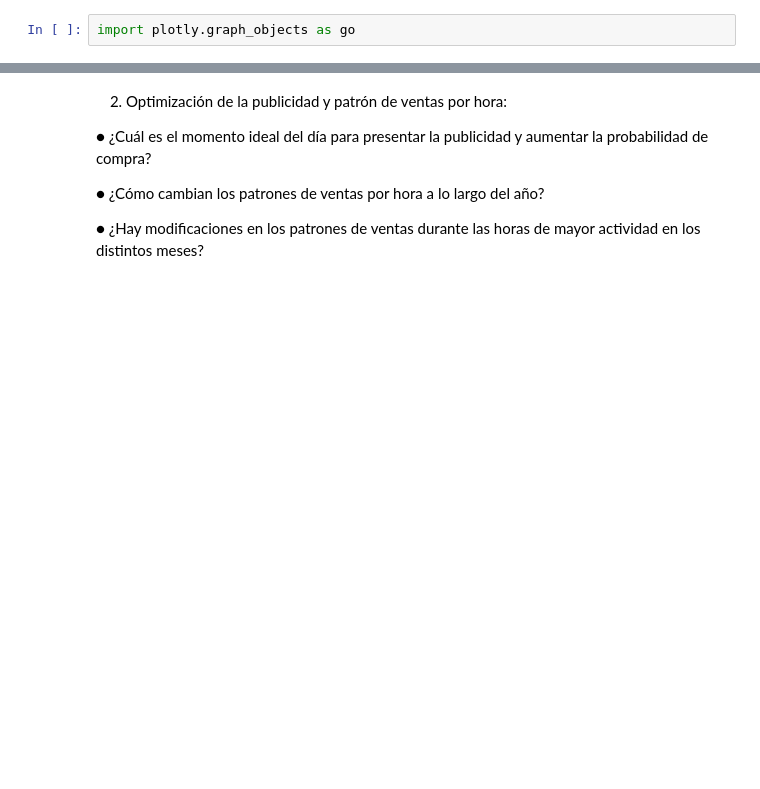
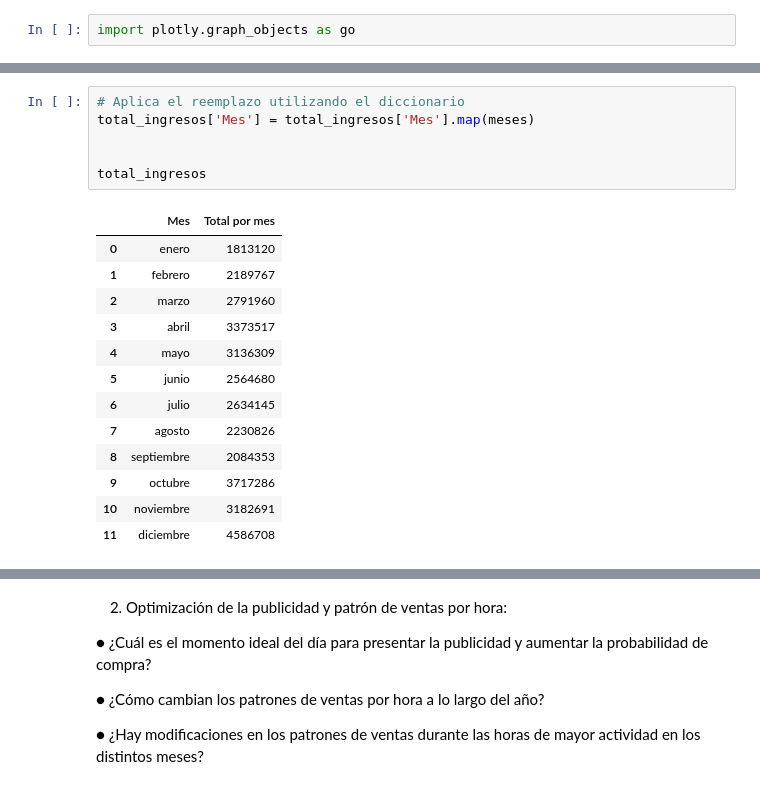
Before and after one commit to GhostMc10/E-DE-A-DE-M_Y_BIG-DATA, a Jupyter notebook: NuevoBig_6.ipynb, the cells around one changed output, grey strips where cells are left out. Drawn from its saved outputs; the diff is of its cells as text; blank space fills up the shorter version.

```diff
--- a/NuevoBig_6.ipynb
+++ b/NuevoBig_6.ipynb
@@ -254,0 +290,20 @@ fig.show()
+# %%
+# Aplica el reemplazo utilizando el diccionario
+total_ingresos['Mes'] = total_ingresos['Mes'].map(meses)
+
+
+total_ingresos
+# %% [output]
+|  | Mes | Total por mes |
+| 0 | enero | 1813120 |
+| 1 | febrero | 2189767 |
+| 2 | marzo | 2791960 |
+| 3 | abril | 3373517 |
+| 4 | mayo | 3136309 |
+| 5 | junio | 2564680 |
+| 6 | julio | 2634145 |
+| 7 | agosto | 2230826 |
+| 8 | septiembre | 2084353 |
+| 9 | octubre | 3717286 |
+| 10 | noviembre | 3182691 |
+| 11 | diciembre | 4586708 |
```
Also changed, not shown: parts of 6 cells of this notebook.
